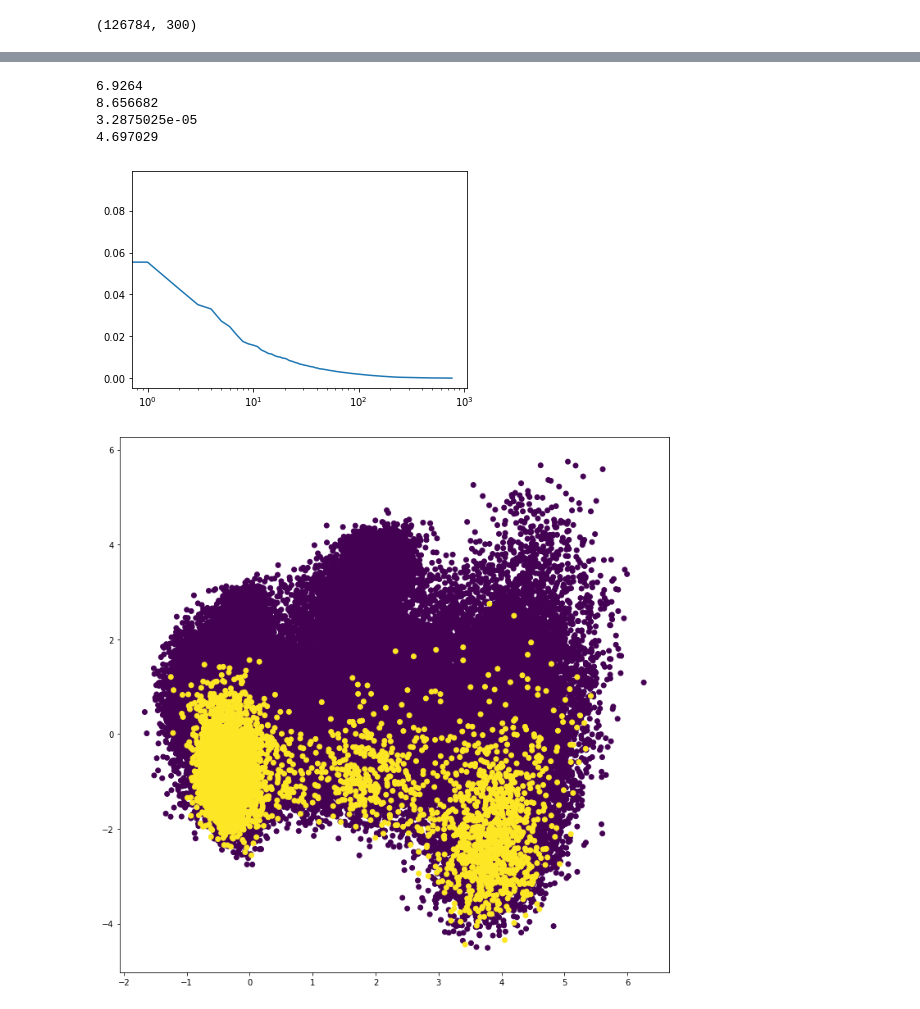
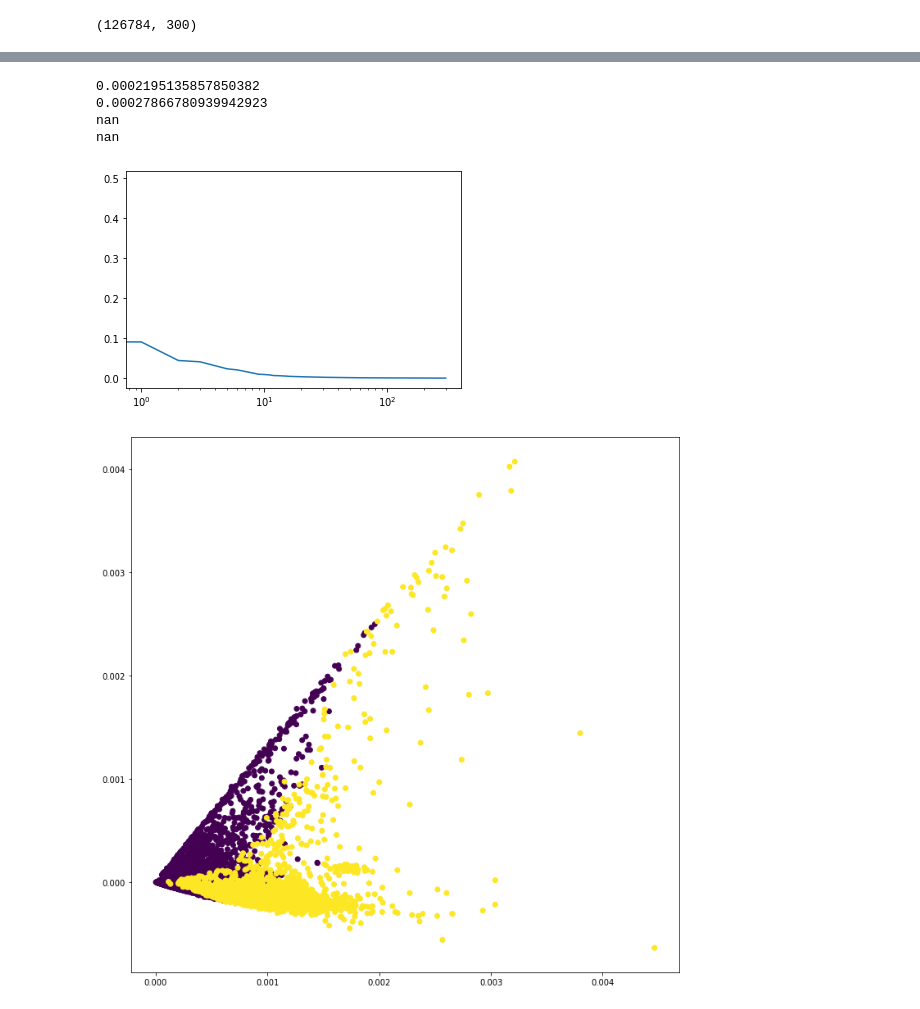
Before and after one commit to SinyTim/NewsAnalysis, a Jupyter notebook: research/postprocessing/ppa.ipynb, the cells around one changed output, grey strips where cells are left out. Drawn from its saved outputs; the diff is of its cells as text; code cells hidden in the pictures.

```diff
--- a/research/postprocessing/ppa.ipynb
+++ b/research/postprocessing/ppa.ipynb
@@ -12,12 +12,14 @@ path_corpus = Path('../../data/corpora/tutby_126784.csv')
 
 # path_emb = Path('../../data/emb/emb_clean_tutby_126784_d2v.npy')
 # path_emb = Path('../../data/emb/emb_clean_tutby_126784_d2v_v2.npy')
-path_emb = Path('../../data/emb/emb_tutby_126784_bert.npy')
+# path_emb = Path('../../data/emb/emb_tutby_126784_bert.npy')
+path_emb = Path('../../data/emb/emb_clean_tutby_126784_w2v_idf.npy')
 
 # path_emb_proc = Path('../../data/emb/emb_clean_tutby_126784_d2v_ppa2.npy')
 # path_emb_proc = Path('../../data/emb/emb_clean_tutby_126784_d2v_v2_ppa2.npy')
-path_emb_proc = Path('../../data/emb/emb_tutby_126784_bert_ppa2.npy')
+# path_emb_proc = Path('../../data/emb/emb_tutby_126784_bert_ppa2.npy')
 # path_emb_proc = Path('../../data/emb/emb_tutby_126784_bert_ppa4.npy')
+path_emb_proc = Path('../../data/emb/emb_clean_tutby_126784_w2v_idf_ppa2.npy')
 # %%
 data = pd.read_csv(path_corpus)
 
@@ -63,10 +71,10 @@ print(np.linalg.norm(emb, axis=1).mean())
 print(np.linalg.norm(processed.mean(axis=0)))
 print(np.linalg.norm(processed, axis=1).mean())
 # %% [output]
-6.9264
-8.656682
-3.2875025e-05
-4.697029
+0.0002195135857850382
+0.00027866780939942923
+nan
+nan
 # %%
 variances = PCA().fit(emb).explained_variance_ratio_
 
@@ -74,35 +82,35 @@ plt.xscale('log')
 plt.plot(variances)
 plt.show()
 # %% [output]
-[figure, old version]
+[figure, new version]
 # %%
 emb2 = pca.transform(emb)
 
 emb2f = emb2[data['label'] == 'Футбол']
 emb2g = emb2[data['label'] == 'Гаджеты']
 emb2a = emb2[data['label'] == 'Автоновости']
 emb2n = emb2[data['label'] == 'Наука']
 emb2s = emb2[data['label'] == 'Строительство']
 
 lengths = data['document'].str.len()
 index = lengths.argsort().values
-lengths = lengths[index]
+lengths = lengths.iloc[index]
 emb2 = emb2[index]
 
 
 plt.figure(figsize=(12, 12))
 
 x = 0
 y = 1
 
 plt.scatter(emb2[:,x], emb2[:,y], c=(lengths > 10000))
 
 # plt.scatter(emb2f[:,x], emb2f[:,y])
 # plt.scatter(emb2g[:,x], emb2g[:,y])
 # plt.scatter(emb2n[:,x], emb2n[:,y])
 # plt.scatter(emb2a[:,x], emb2a[:,y])
 # plt.scatter(emb2s[:,x], emb2s[:,y])
 
 plt.show()
 # %% [output]
-[figure, old version]
+[figure, new version]
```
Also changed, not shown: parts of 2 cells of this notebook, 4 other files.
